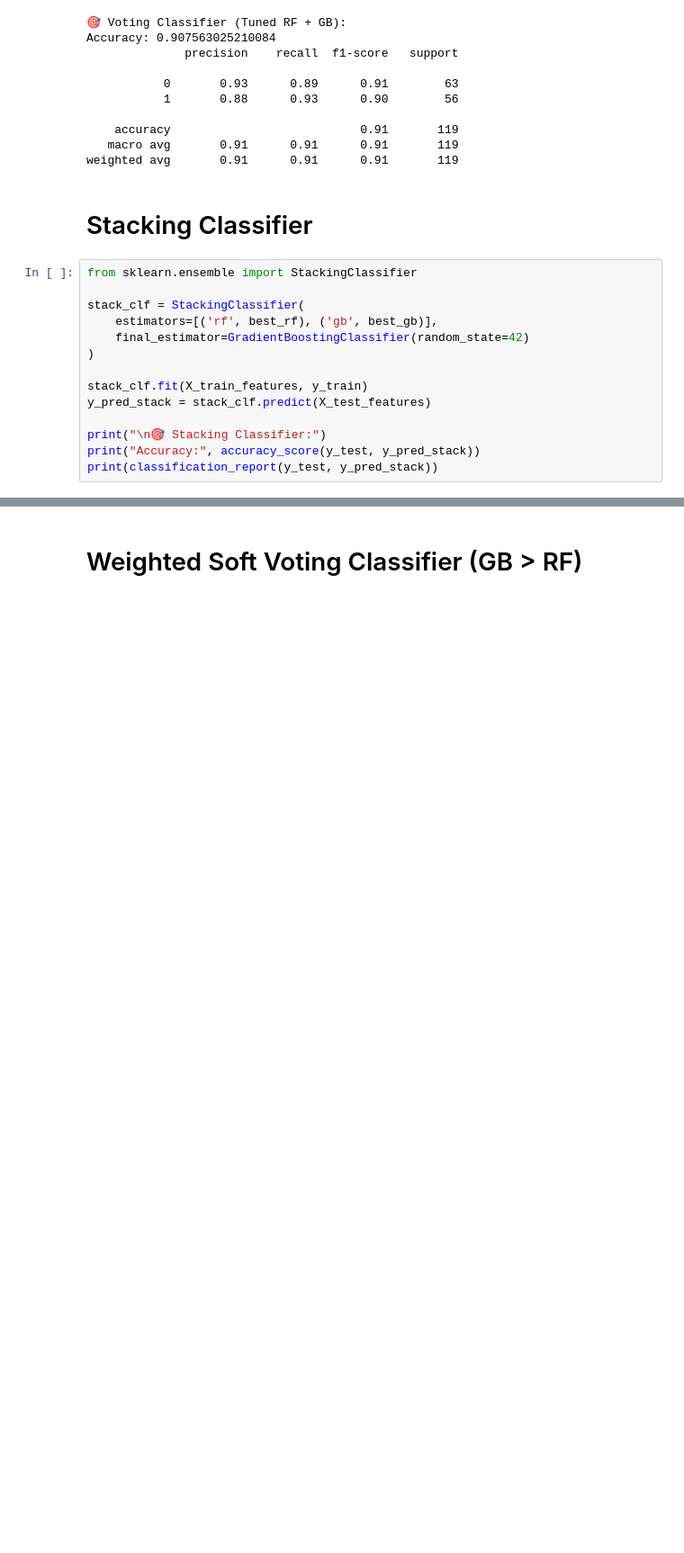
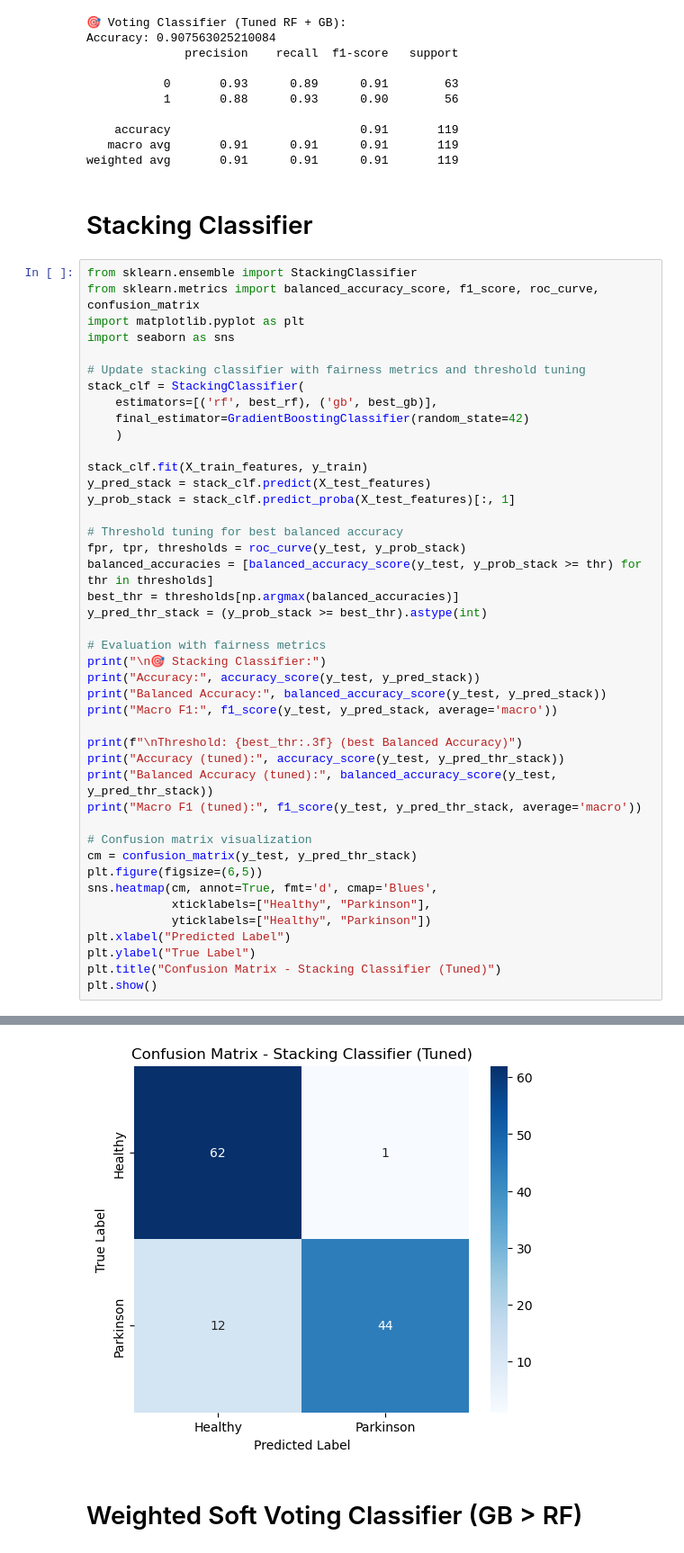
Before and after one commit to Ashwin3207/Parkinson-s-Detection, a Jupyter notebook: Park.ipynb, the cells around one changed output, grey strips where cells are left out. Shown at 90% size. Saved outputs shown, nothing was run; the diff lists cells and outputs as text; blank space fills up the shorter version.

Commit message:
93balanced

```diff
--- a/Park.ipynb
+++ b/Park.ipynb
@@ -472,18 +472,47 @@ weighted avg       0.91      0.91      0.91       119
 # Stacking Classifier
 # %%
 from sklearn.ensemble import StackingClassifier
+from sklearn.metrics import balanced_accuracy_score, f1_score, roc_curve, confusion_matrix
+import matplotlib.pyplot as plt
+import seaborn as sns
 
+# Update stacking classifier with fairness metrics and threshold tuning
 stack_clf = StackingClassifier(
     estimators=[('rf', best_rf), ('gb', best_gb)],
     final_estimator=GradientBoostingClassifier(random_state=42)
-)
+    )
 
 stack_clf.fit(X_train_features, y_train)
 y_pred_stack = stack_clf.predict(X_test_features)
+y_prob_stack = stack_clf.predict_proba(X_test_features)[:, 1]
 
+# Threshold tuning for best balanced accuracy
+fpr, tpr, thresholds = roc_curve(y_test, y_prob_stack)
+balanced_accuracies = [balanced_accuracy_score(y_test, y_prob_stack >= thr) for thr in thresholds]
+best_thr = thresholds[np.argmax(balanced_accuracies)]
+y_pred_thr_stack = (y_prob_stack >= best_thr).astype(int)
+
+# Evaluation with fairness metrics
 print("\n🎯 Stacking Classifier:")
 print("Accuracy:", accuracy_score(y_test, y_pred_stack))
-print(classification_report(y_test, y_pred_stack))
+print("Balanced Accuracy:", balanced_accuracy_score(y_test, y_pred_stack))
+print("Macro F1:", f1_score(y_test, y_pred_stack, average='macro'))
+
+print(f"\nThreshold: {best_thr:.3f} (best Balanced Accuracy)")
+print("Accuracy (tuned):", accuracy_score(y_test, y_pred_thr_stack))
+print("Balanced Accuracy (tuned):", balanced_accuracy_score(y_test, y_pred_thr_stack))
+print("Macro F1 (tuned):", f1_score(y_test, y_pred_thr_stack, average='macro'))
+
+# Confusion matrix visualization
+cm = confusion_matrix(y_test, y_pred_thr_stack)
+plt.figure(figsize=(6,5))
+sns.heatmap(cm, annot=True, fmt='d', cmap='Blues',
+            xticklabels=["Healthy", "Parkinson"],
+            yticklabels=["Healthy", "Parkinson"])
+plt.xlabel("Predicted Label")
+plt.ylabel("True Label")
+plt.title("Confusion Matrix - Stacking Classifier (Tuned)")
+plt.show()
 # %% [output]
 🎯 Stacking Classifier:
 Accuracy: 0.8487394957983193
@@ -498,3 +526,4 @@ weighted avg       0.85      0.85      0.85       119
+[figure, added]
 # %% [markdown]
 # Weighted Soft Voting Classifier (GB > RF)
 # %%
```
Also changed, not shown: parts of 3 cells of this notebook, 1 other file.
